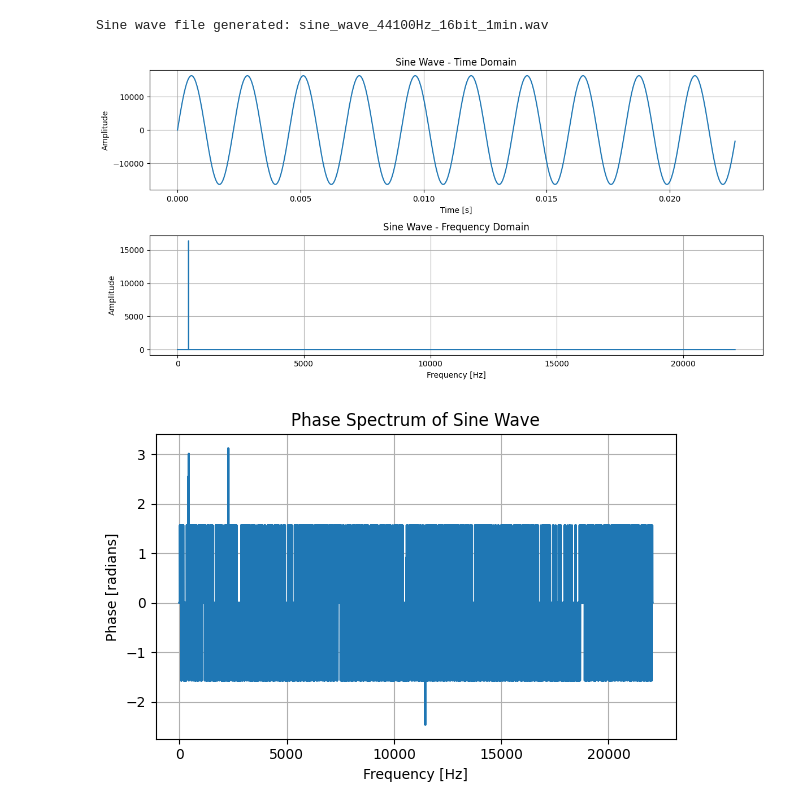
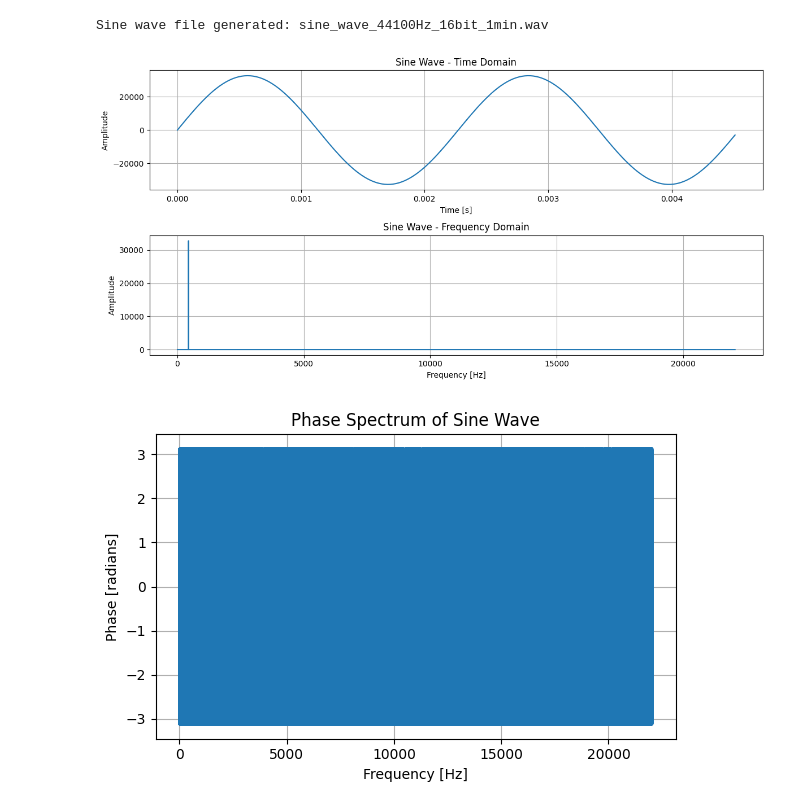
Before and after one commit to yyf/SimpleAudioDSP, a Jupyter notebook: Signal_generator.ipynb, the cells around one changed output. Saved outputs shown, nothing was run; the diff lists cells and outputs as text; code cells hidden in the pictures.

```diff
--- a/Signal_generator.ipynb
+++ b/Signal_generator.ipynb
@@ -6,14 +6,14 @@ from scipy.io.wavfile import write as wavFileWriter
 # Parameters
 sample_rate = 44100  # Hz
 duration = 60  # seconds
-frequency = 440.0  # Hz (A4 note)
+frequency = 440.0  # Hz
 amplitude = 32767  # Max amplitude for 16-bit audio
 
 # Generate time values
 t = np.linspace(0, duration, int(sample_rate * duration), endpoint=False)
 
 # Generate sine wave
-sine_wave = (0.5 * amplitude * np.sin(2 * np.pi * frequency * t)).astype(np.int16)
+sine_wave = (amplitude * np.sin(2 * np.pi * frequency * t)).astype(np.int16)
 
 # Write to WAV file
 wavFileWriter("Data/sine_wave_44100Hz_16bit_1min.wav", sample_rate, sine_wave)
@@ -27,45 +27,35 @@ import matplotlib.pyplot as plt
 from scipy.fft import fft, fftfreq
 # Time domain plot
 plt.figure(figsize=(12, 6))
 plt.subplot(2, 1, 1)
-plt.plot(t[:1000], sine_wave[:1000])  # Plot first 1000 samples
+plt.plot(t[:200], sine_wave[:200])  # Plot first 200 samples
 plt.title("Sine Wave - Time Domain")
 plt.xlabel("Time [s]")
 plt.ylabel("Amplitude")
 plt.grid()
+
 # Frequency domain plot
 N = len(sine_wave)
 yf = fft(sine_wave)
 xf = fftfreq(N, 1 / sample_rate)
-
-# Scale amplitude to decibels (dB)
-magnitude = 2.0 / N * np.abs(yf[:N // 2])
-magnitude_db = 20 * np.log10(magnitude + 1e-12)  # Add small value to avoid log(0)
-
 plt.subplot(2, 1, 2)
-plt.plot(xf[:N // 2], magnitude_db)  # Plot only positive frequencies
+plt.plot(xf[:N // 2], 2.0 / N * np.abs(yf[:N // 2]))  # Plot only positive frequencies
 plt.title("Sine Wave - Frequency Domain")
 plt.xlabel("Frequency [Hz]")
 plt.ylabel("Amplitude")
 plt.grid()
 plt.tight_layout()
 plt.show()
-# The sine wave file is generated and saved as "sine_wave_44100Hz_16bit_1min.wav"
-# The sine wave is plotted in both time and frequency domains using matplotlib
-# The time domain plot shows the first 1000 samples of the sine wave
 
 # Plot phase spectrum of the sine wave
 plt.figure(figsize=(6, 4))
 plt.plot(xf[:N // 2], np.angle(yf[:N // 2]))  # Plot only positive frequencies
 plt.title("Phase Spectrum of Sine Wave")
 plt.xlabel("Frequency [Hz]")
 plt.ylabel("Phase [radians]")
 plt.grid()
 plt.tight_layout()
 plt.show()
-# The phase spectrum plot shows the phase of the sine wave at different frequencies
-# The phase of a pure sine wave is constant across all frequencies, indicating a single frequency component
-# The sine wave file is generated and saved as "sine_wave_44100Hz_16bit_1min.wav"
 # %% [output]
-[figure, old version]
+[figure, new version]
-[figure, old version]
+[figure, new version]
```
Also changed, not shown: parts of 1 cell of this notebook.
